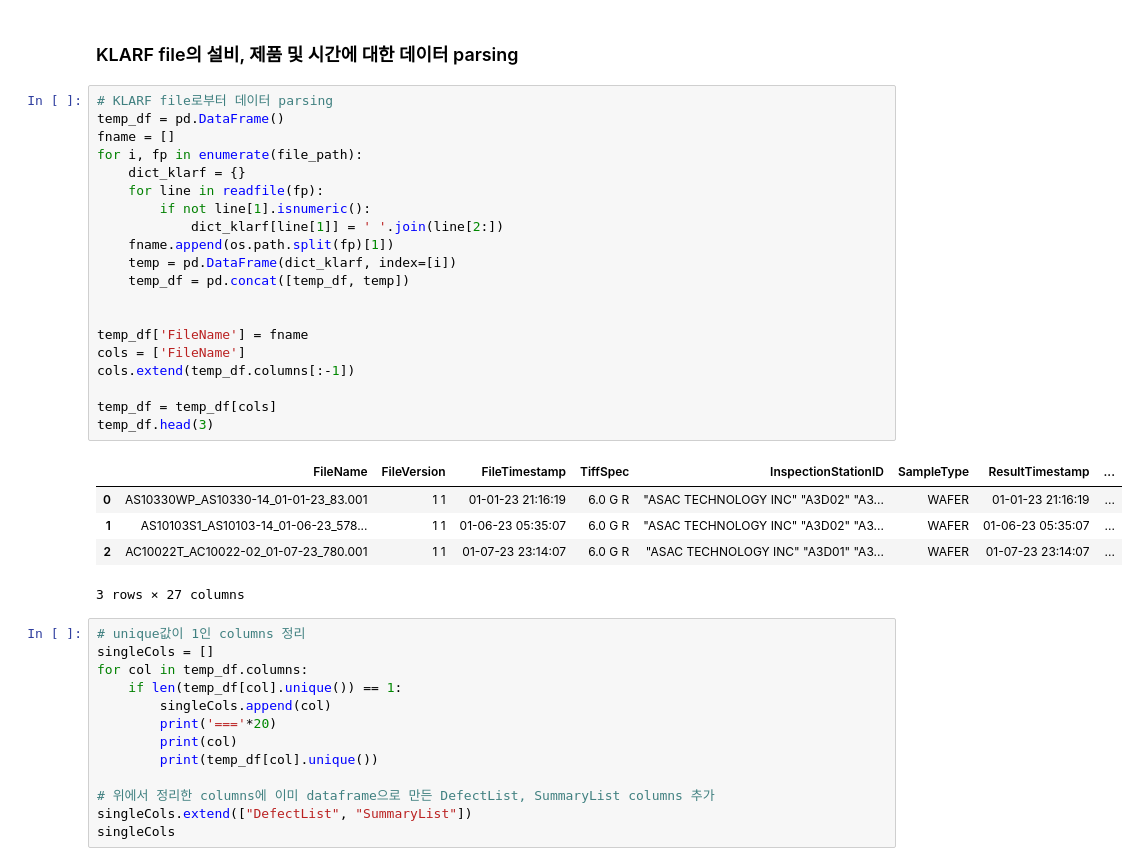
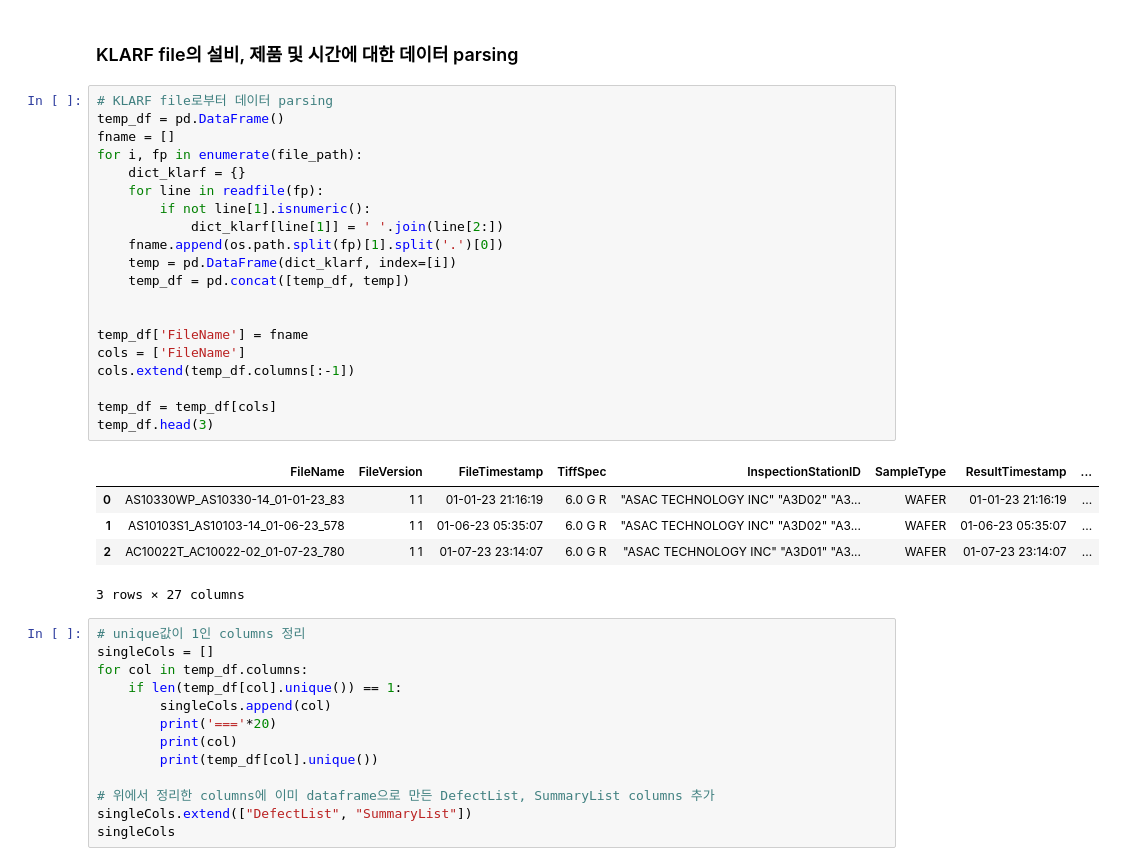
Before and after one commit to Hakseon97/Anomaly_wafer_detection_with_SKhynix, a Jupyter notebook: anomaly_wafer_detection.ipynb, the cells around one changed output. Drawn from its saved outputs; the diff is of its cells as text.

```diff
--- a/anomaly_wafer_detection.ipynb
+++ b/anomaly_wafer_detection.ipynb
@@ -228,28 +228,28 @@ readfile(file_path[0])
 # %%
 # KLARF file로부터 데이터 parsing
 temp_df = pd.DataFrame()
 fname = []
 for i, fp in enumerate(file_path):
     dict_klarf = {}
     for line in readfile(fp):
         if not line[1].isnumeric():
             dict_klarf[line[1]] = ' '.join(line[2:])
-    fname.append(os.path.split(fp)[1])
+    fname.append(os.path.split(fp)[1].split('.')[0])
     temp = pd.DataFrame(dict_klarf, index=[i])
     temp_df = pd.concat([temp_df, temp])
 
 
 temp_df['FileName'] = fname
 cols = ['FileName']
 cols.extend(temp_df.columns[:-1])
 
 temp_df = temp_df[cols]
 temp_df.head(3)
 # %% [output]
 |  | FileName | FileVersion | FileTimestamp | TiffSpec | InspectionStationID | SampleType | ResultTimestamp | ... |
-| 0 | AS10330WP_AS10330-14_01-01-23_83.001 | 1 1 | 01-01-23 21:16:19 | 6.0 G R | "ASAC TECHNOLOGY INC" "A3D02" "A3... | WAFER | 01-01-23 21:16:19 | ... |
-| 1 | AS10103S1_AS10103-14_01-06-23_578... | 1 1 | 01-06-23 05:35:07 | 6.0 G R | "ASAC TECHNOLOGY INC" "A3D02" "A3... | WAFER | 01-06-23 05:35:07 | ... |
-| 2 | AC10022T_AC10022-02_01-07-23_780.001 | 1 1 | 01-07-23 23:14:07 | 6.0 G R | "ASAC TECHNOLOGY INC" "A3D01" "A3... | WAFER | 01-07-23 23:14:07 | ... |
+| 0 | AS10330WP_AS10330-14_01-01-23_83 | 1 1 | 01-01-23 21:16:19 | 6.0 G R | "ASAC TECHNOLOGY INC" "A3D02" "A3... | WAFER | 01-01-23 21:16:19 | ... |
+| 1 | AS10103S1_AS10103-14_01-06-23_578 | 1 1 | 01-06-23 05:35:07 | 6.0 G R | "ASAC TECHNOLOGY INC" "A3D02" "A3... | WAFER | 01-06-23 05:35:07 | ... |
+| 2 | AC10022T_AC10022-02_01-07-23_780 | 1 1 | 01-07-23 23:14:07 | 6.0 G R | "ASAC TECHNOLOGY INC" "A3D01" "A3... | WAFER | 01-07-23 23:14:07 | ... |
 3 rows × 27 columns
 # %%
 # unique값이 1인 columns 정리
```
Also changed, not shown: parts of 29 cells of this notebook.
